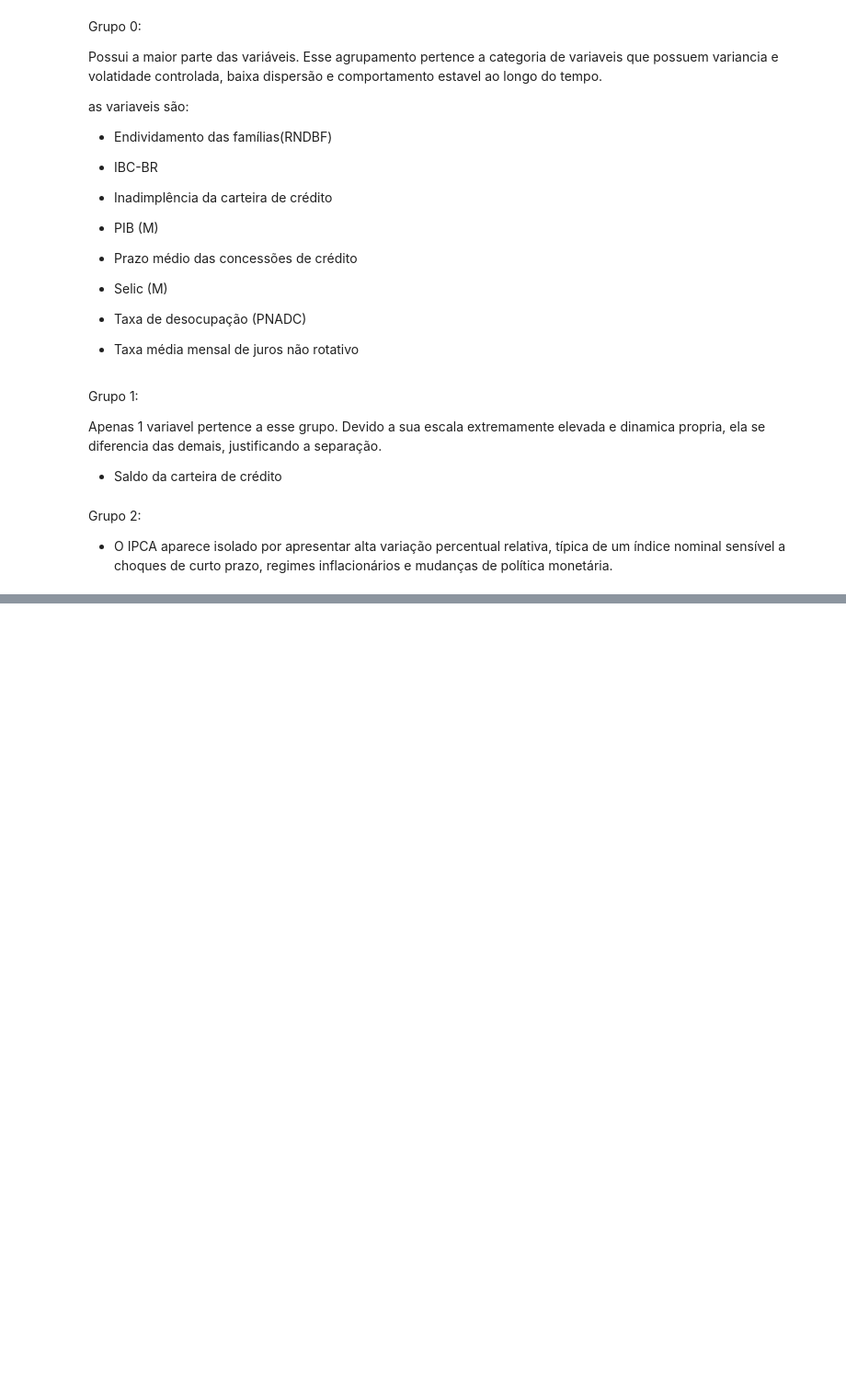
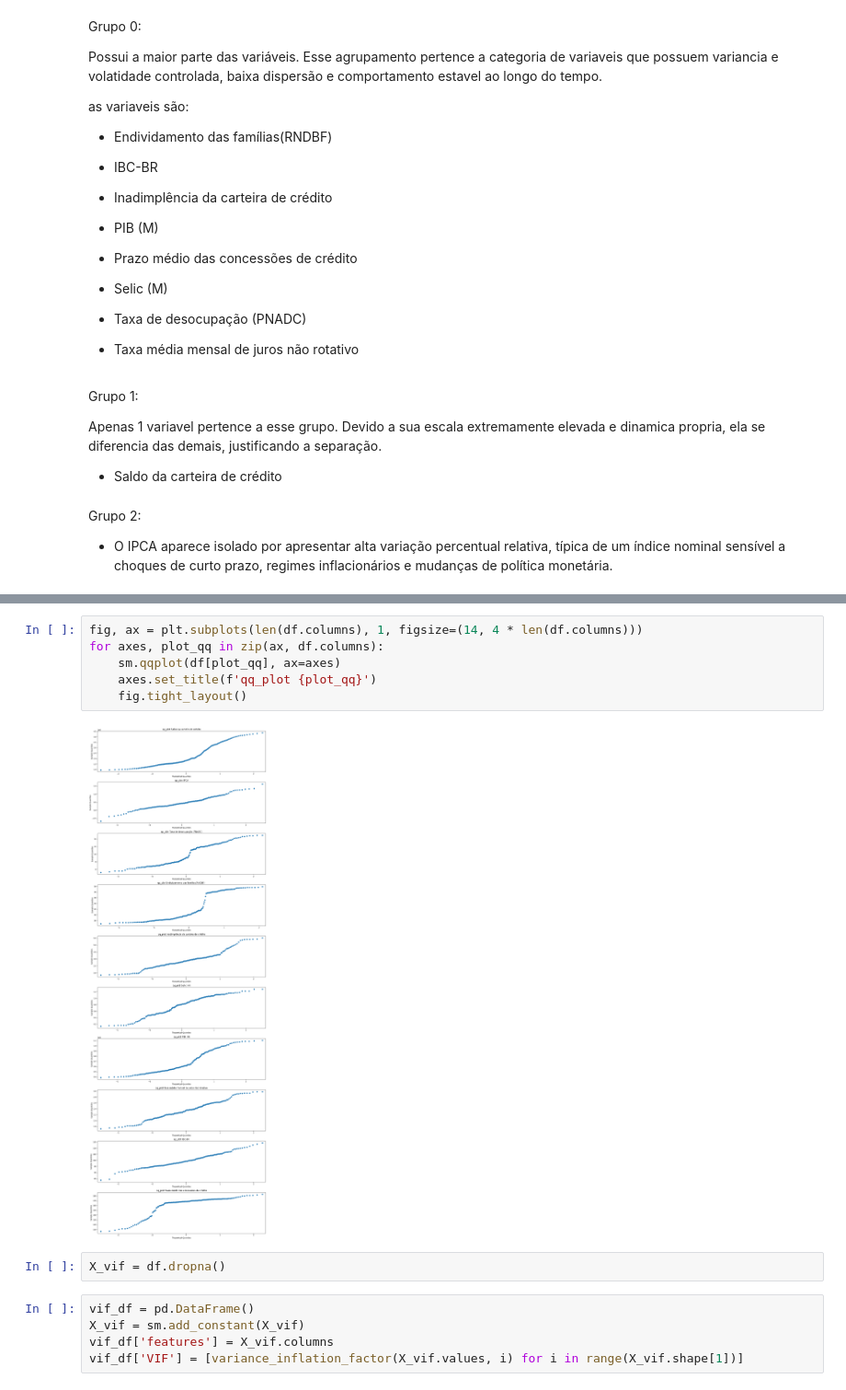
Before and after one commit to WesleySouza13/credit-portfolio-evolution, a Jupyter notebook: notebooks/time_series.ipynb, the cells around one changed output, grey strips where cells are left out. Shown at 92% size. Cells and saved outputs as stored; diff of their text form; blank space fills up the shorter version.

Commit message:
realizando analise de residuos e qqplot

```diff
--- a/notebooks/time_series.ipynb
+++ b/notebooks/time_series.ipynb
@@ -349,0 +423,15 @@ Grupo 2:
+# %%
+fig, ax = plt.subplots(len(df.columns), 1, figsize=(14, 4 * len(df.columns)))
+for axes, plot_qq in zip(ax, df.columns):
+    sm.qqplot(df[plot_qq], ax=axes)
+    axes.set_title(f'qq_plot {plot_qq}')
+    fig.tight_layout()
+# %% [output]
+[figure, added]
+# %%
+X_vif = df.dropna()
+# %%
+vif_df = pd.DataFrame()
+X_vif = sm.add_constant(X_vif)
+vif_df['features'] = X_vif.columns
+vif_df['VIF'] = [variance_inflation_factor(X_vif.values, i) for i in range(X_vif.shape[1])]
```
Also changed, not shown: parts of 11 cells of this notebook, 1 other file.
